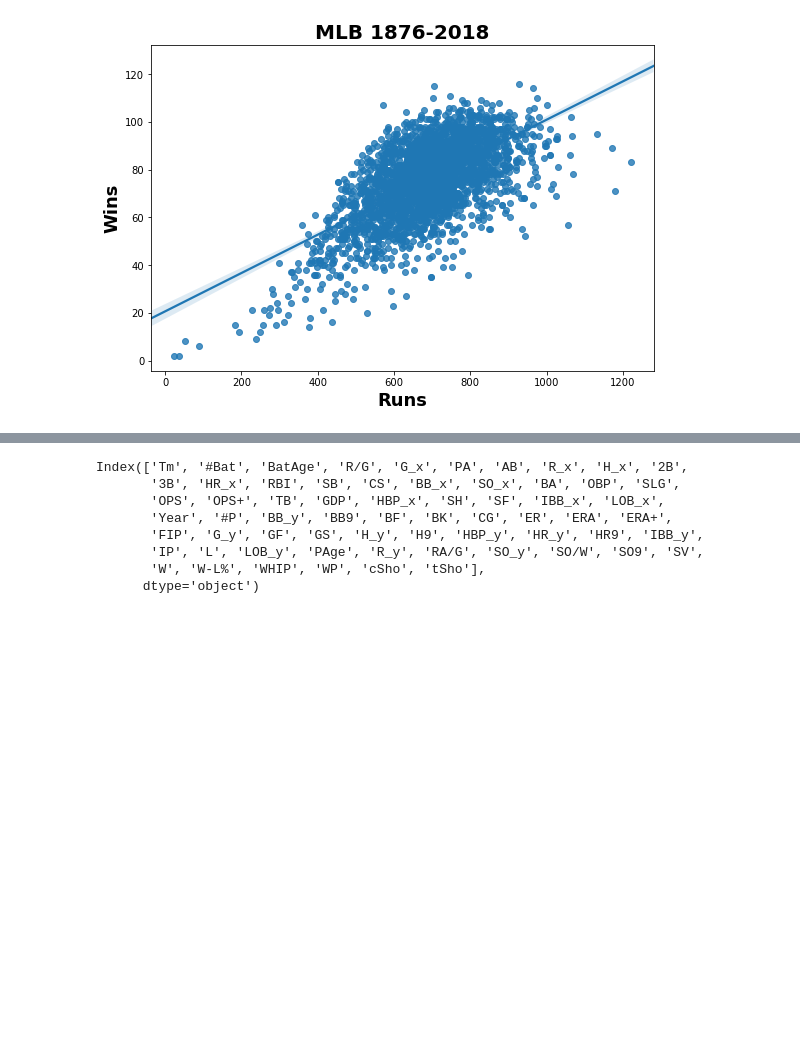
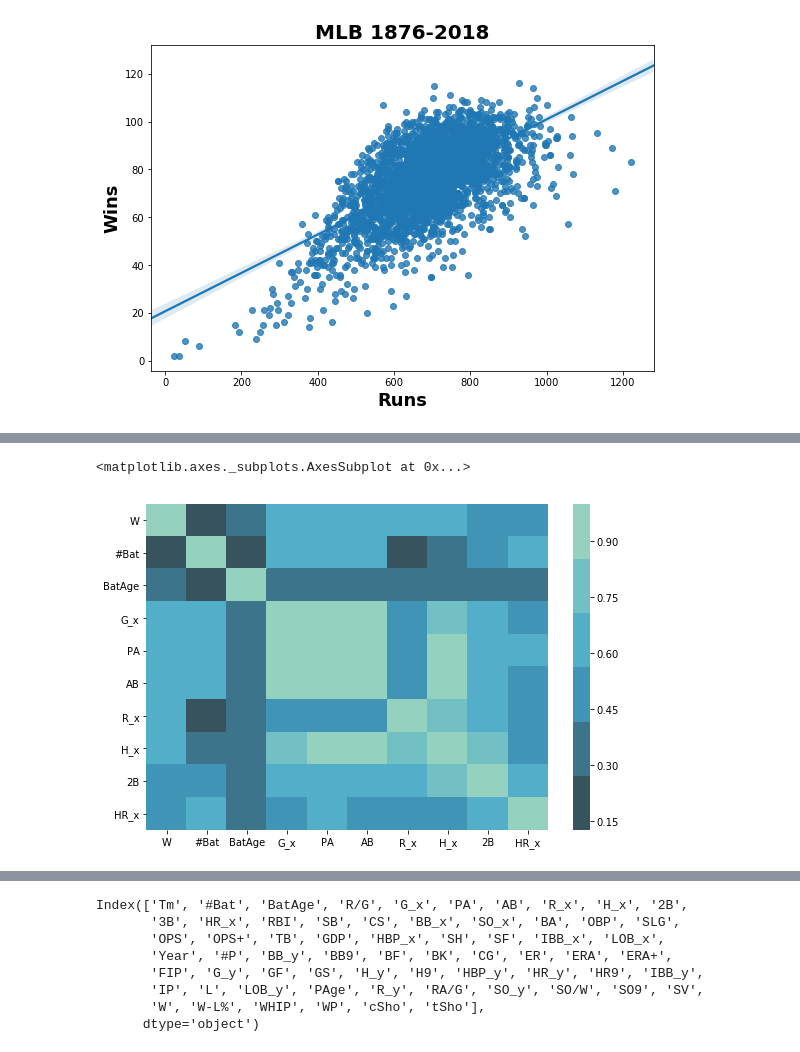
Before and after one commit to swlew369/Baseball, a Jupyter notebook: MLB_1876-2018-EDA_1.ipynb, the cells around one changed output, grey strips where cells are left out. Cells and saved outputs as stored; diff of their text form; code cells hidden in the pictures; blank space fills up the shorter version.

```diff
--- a/MLB_1876-2018-EDA_1.ipynb
+++ b/MLB_1876-2018-EDA_1.ipynb
@@ -190,0 +196,21 @@ plt.ylabel('Wins', weight = 'bold', size=18)
+# %%
+predictors = ['W','#Bat','BatAge','G_x','PA','AB', 'R_x','H_x','2B','HR_x']
+
+df_1 = df[predictors]
+# %%
+%matplotlib inline
+corr = df_1.corr()
+plt.figure(figsize = [9,6])
+#sns.palplot(sns.diverging_palette(220, 20, n=7))
+#sns.heatmap(corr, cmap= sns.diverging_palette(220, 20, n=10),
+            #xticklabels=corr.columns.values,
+            #yticklabels=corr.columns.values)
+sns.heatmap(corr,cmap = sns.color_palette("GnBu_d"),
+            xticklabels=corr.columns.values,
+            yticklabels=corr.columns.values)
+#sns.heatmap(corr, cmap= sns.diverging_palette(20, 220, n=8),
+            #xticklabels=corr.columns.values,
+            #yticklabels=corr.columns.values)
+# %% [output]
+<matplotlib.axes._subplots.AxesSubplot at 0x...>
+[figure, added]
```
Also changed, not shown: parts of 40 cells of this notebook.
